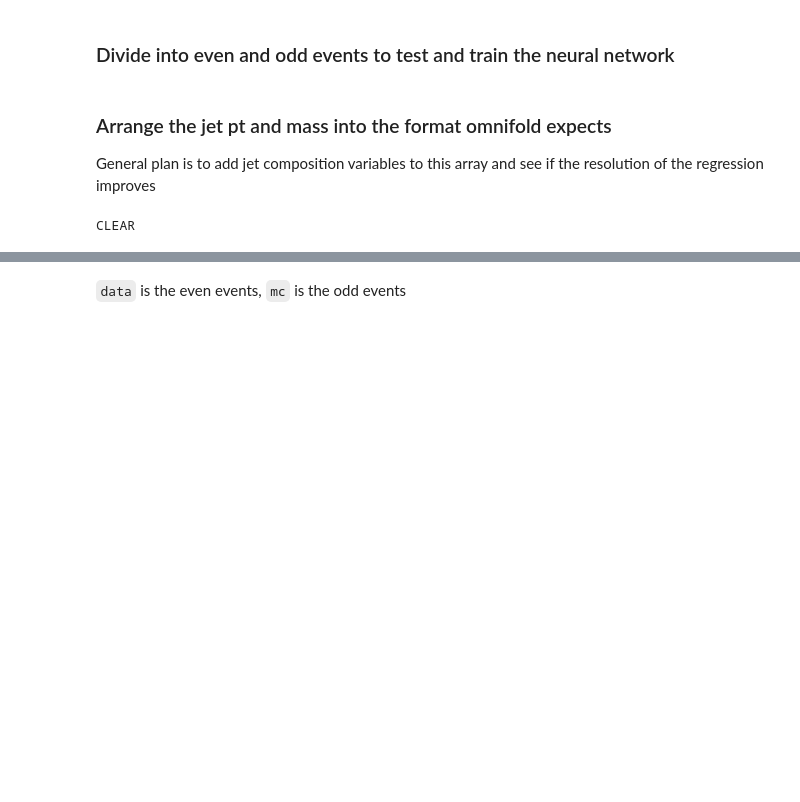
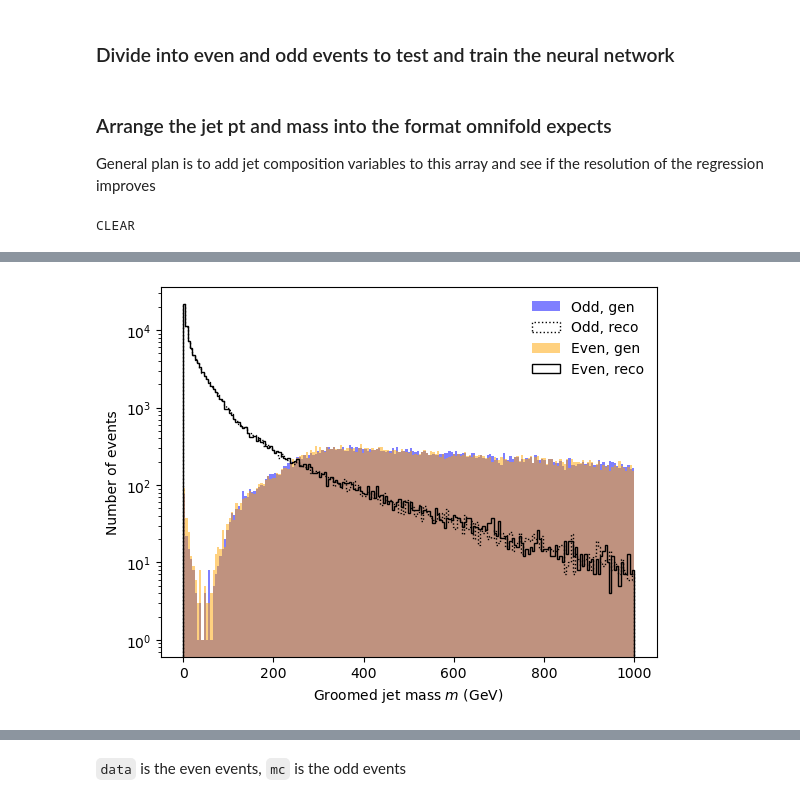
Before and after one commit to rappoccio/Omni2D, a Jupyter notebook: OmnifoldPtMass.ipynb, the cells around one changed output, grey strips where cells are left out. Cells and saved outputs as stored; diff of their text form; code cells hidden in the pictures; blank space fills up the shorter version.

```diff
--- a/OmnifoldPtMass.ipynb
+++ b/OmnifoldPtMass.ipynb
@@ -63,8 +62,13 @@ gj = cevents.GenJetAK8
 gsubjets = cevents.SubGenJetAK8
 
 
-#this should give fatjets closest to genjets, and since genjets are already stripped of zeroes, this should just line up (pfft just kidding)
-nearest_fj = gj.nearest(fj)
+# There are 0,1, or 2 subjets per AK8 jet, they will be attached to the list:
+gj['GenSubJets'] = gj.nearest(gsubjets, threshold=0.8)
+# Compute the 4-vector sum of the subjets to get the groomed jet
+gj["GroomedGenJet"] = gj.GenSubJets.sum(axis=1)
+# Create a p4 object
+gj["GroomedGenJet","p4"] = ak.with_name(gj.GroomedGenJet[["x", "y", "z", "t"]],"XYZTLorentzVector")
 
-gj0 = gj[:,0]          # Leading generator-level (gen) jet
-fj0 = nearest_fj[:,0]  # Reco jet that matches leading gen jet
+
+###### This somehow has two summed entries instead of one
+gj["GroomedGenJet"].pt.compute()
@@ -112,3 +79,13 @@ IndexError: cannot slice IndexedOptionArray (of length 284388) with array([
+# %%
+#this should give fatjets closest to genjets, and since genjets are already stripped of zeroes, this should just line up (pfft just kidding)
+nearest_fj = gj.nearest(fj)
+
+fj0 = fj[:,0]
+gj0 = gj[:,0]
+
+fj0["p4"] = ak.with_name(fj0[["pt", "eta", "phi", "mass"]],"PtEtaPhiMLorentzVector")
+gj0["p4"] = ak.with_name(gj0[["pt", "eta", "phi", "mass"]],"PtEtaPhiMLorentzVector")
+gj0["GroomedGenJet","p4"] = ak.with_name(gj0.GroomedGenJet[["x", "y", "z", "t"]],"XYZTLorentzVector")
 # %% [markdown]
 ### Compute $\Delta R$ between leading gen jet and matched reco jet. Require to be $< 0.2$
 # %%
@@ -122,7 +99,7 @@ fj0 = fj0[pass_dr]
 pass_pt = fj0.pt > 200.
 gj0 = gj0[pass_pt]
 fj0 = fj0[pass_pt]
-gj0_groomed = gj0_groomed[pass_pt]
+gj0_groomed = gj0.GroomedGenJet
 # %% [markdown]
 ### Divide into even and odd events to test and train the neural network
 # %%
@@ -199,11 +176,14 @@ plt.legend(frameon=False)
 # %%
 _,_,_=plt.hist(odd_gen[:,2],bins=np.linspace(0,1000,200),color='blue',alpha=0.5,label="Odd, gen")
 _,_,_=plt.hist(odd_reco[:,2],bins=np.linspace(0,1000,200),histtype="step",color='black',ls=':',label="Odd, reco")
 _,_,_=plt.hist(even_gen[:,2],bins=np.linspace(0,1000,200),color='orange',alpha=0.5,label="Even, gen")
 _,_,_=plt.hist(even_reco[:,2],bins=np.linspace(0,1000,200),histtype="step",color='black',label="Even, reco")
 plt.xlabel("Groomed jet mass $m$ (GeV)")
 plt.ylabel("Number of events")
 plt.legend(frameon=False)
+plt.yscale("log")
+# %% [output]
+[figure, added]
 # %%
 _,_,_=plt.hist(gj0.eta.compute(),bins=np.linspace(-3,3,200),color='blue',alpha=0.5,label="gen, eta")
 _,_,_=plt.hist(gj0.phi.compute(),bins=np.linspace(-3,3,200),histtype="step",color='black',ls=':',label="gen, phi")
```
Also changed, not shown: parts of 15 cells of this notebook.
